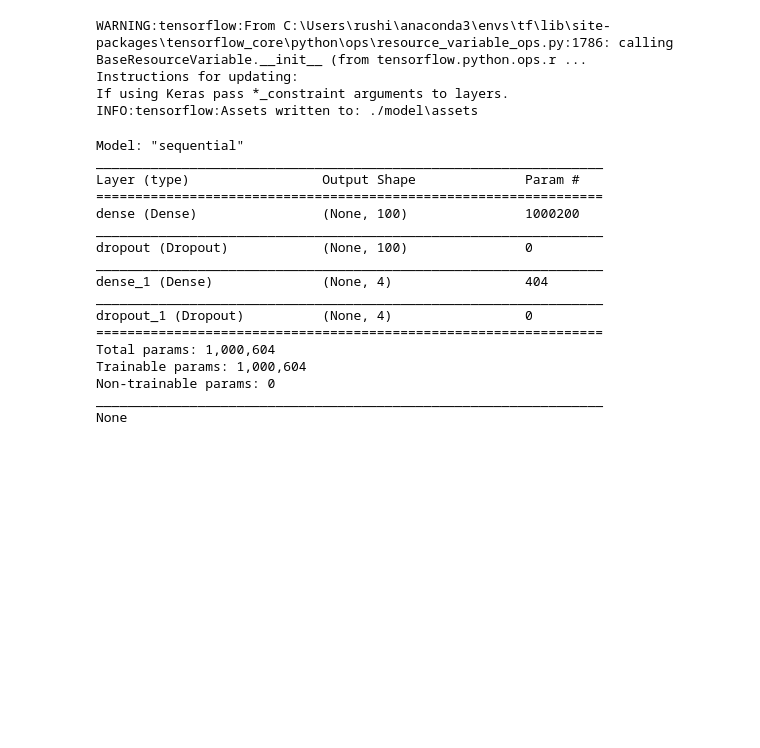
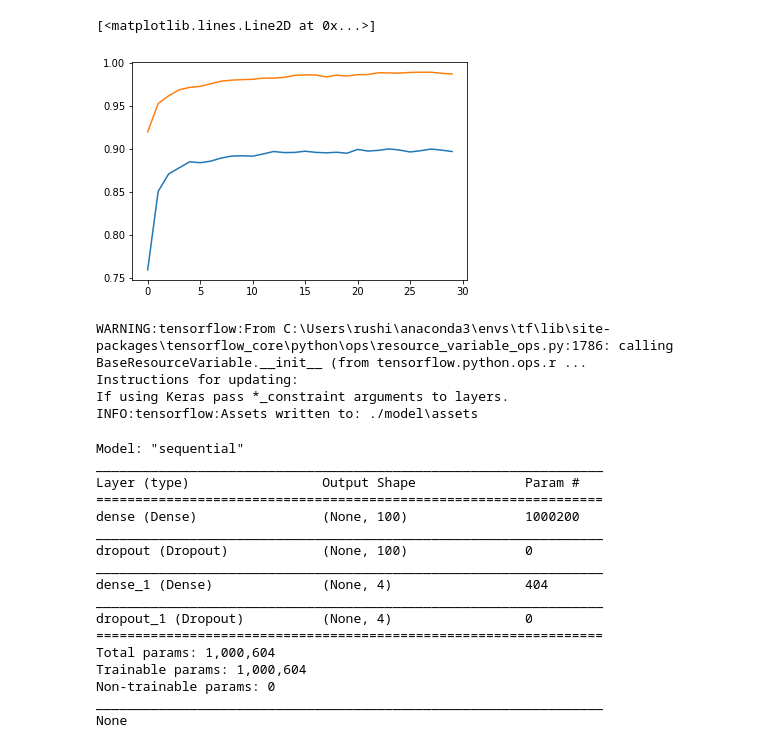
Before and after one commit to rusdes/ML_Fusion-Fact_Checker, a Jupyter notebook: stancedetectionmodel/Stance_training.ipynb, the cells around one changed output. Drawn from its saved outputs; the diff is of its cells as text; code cells hidden in the pictures; blank space fills up the shorter version.

```diff
--- a/stancedetectionmodel/Stance_training.ipynb
+++ b/stancedetectionmodel/Stance_training.ipynb
@@ -97,3 +113,10 @@ Epoch 90/90
+# %%
+plt.figure()
+plt.plot(xc, train_acc)
+plt.plot(xc, val_acc)
+# %% [output]
+[<matplotlib.lines.Line2D at 0x...>]
+[figure, added]
 # %%
 model.save("./model")
 # %% [output]
```
Also changed, not shown: parts of 7 cells of this notebook, 4 other files.
